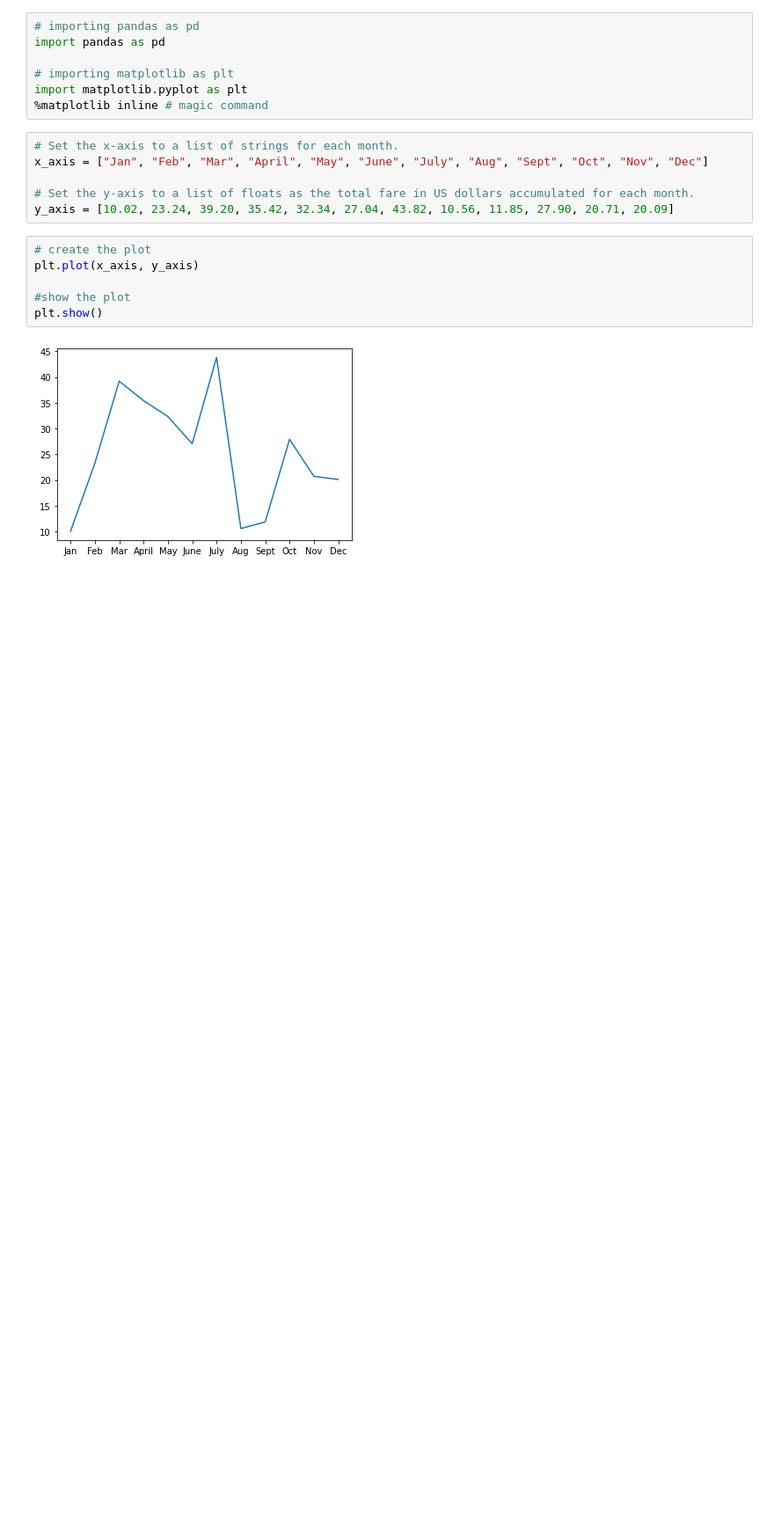
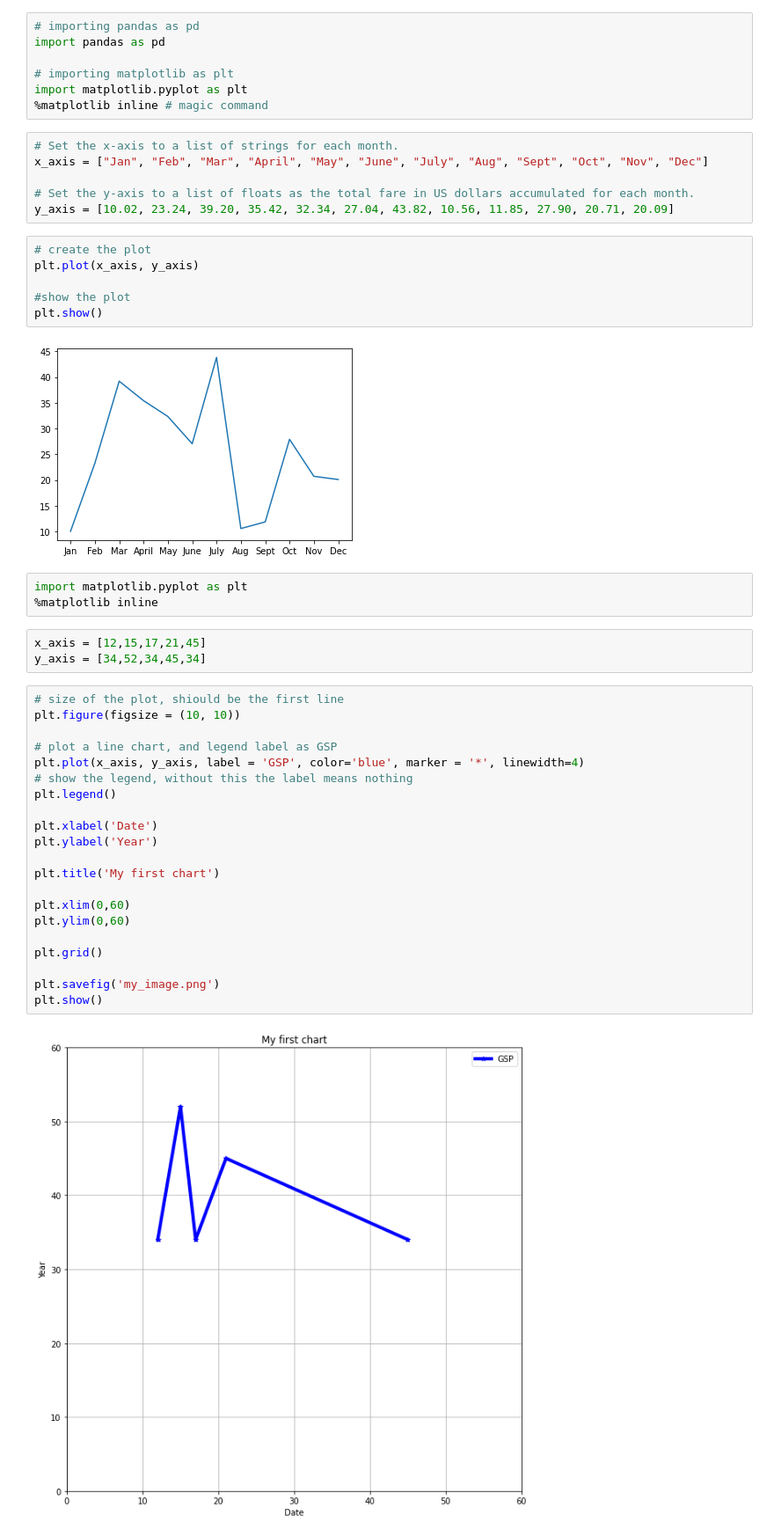
Before and after one commit to Govind-Patwal/My_Testing_Corner_at_GitHub, a Jupyter notebook: UofT_Bootcamp/UofT_Bootcamp_PostGrad/Round1/Module5_Matplotlib/Untitled.ipynb, the cells around one changed output. Shown at 88% size. Cells and saved outputs as stored; diff of their text form; blank space fills up the shorter version.

```diff
--- a/UofT_Bootcamp/UofT_Bootcamp_PostGrad/Round1/Module5_Matplotlib/Untitled.ipynb
+++ b/UofT_Bootcamp/UofT_Bootcamp_PostGrad/Round1/Module5_Matplotlib/Untitled.ipynb
@@ -19,3 +19,32 @@ plt.plot(x_axis, y_axis)
 plt.show()
 # %% [output]
 [figure]
+# %%
+import matplotlib.pyplot as plt
+%matplotlib inline
+# %%
+x_axis = [12,15,17,21,45]
+y_axis = [34,52,34,45,34]
+# %%
+# size of the plot, shiould be the first line
+plt.figure(figsize = (10, 10))
+
+# plot a line chart, and legend label as GSP
+plt.plot(x_axis, y_axis, label = 'GSP', color='blue', marker = '*', linewidth=4)
+# show the legend, without this the label means nothing
+plt.legend()
+
+plt.xlabel('Date')
+plt.ylabel('Year')
+
+plt.title('My first chart')
+
+plt.xlim(0,60)
+plt.ylim(0,60)
+
+plt.grid()
+
+plt.savefig('my_image.png')
+plt.show()
+# %% [output]
+[figure, added]
```
Also changed, not shown: 3 other files.
